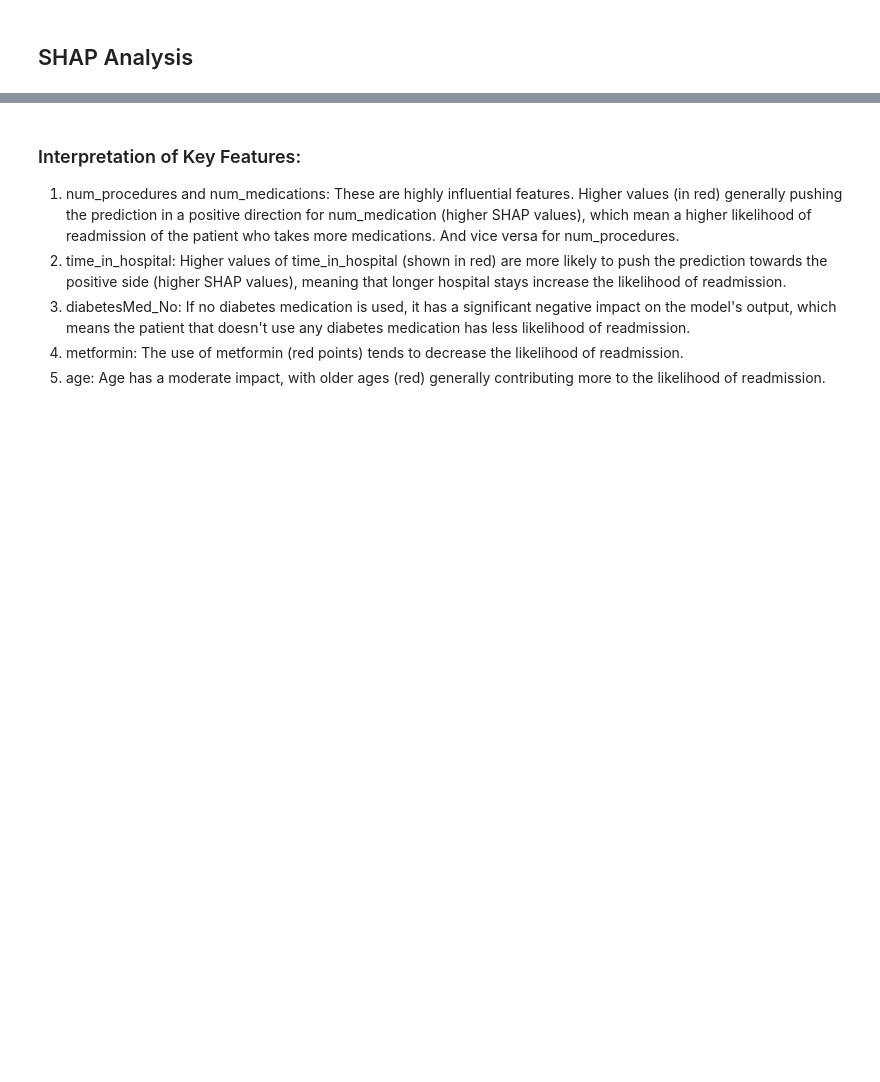
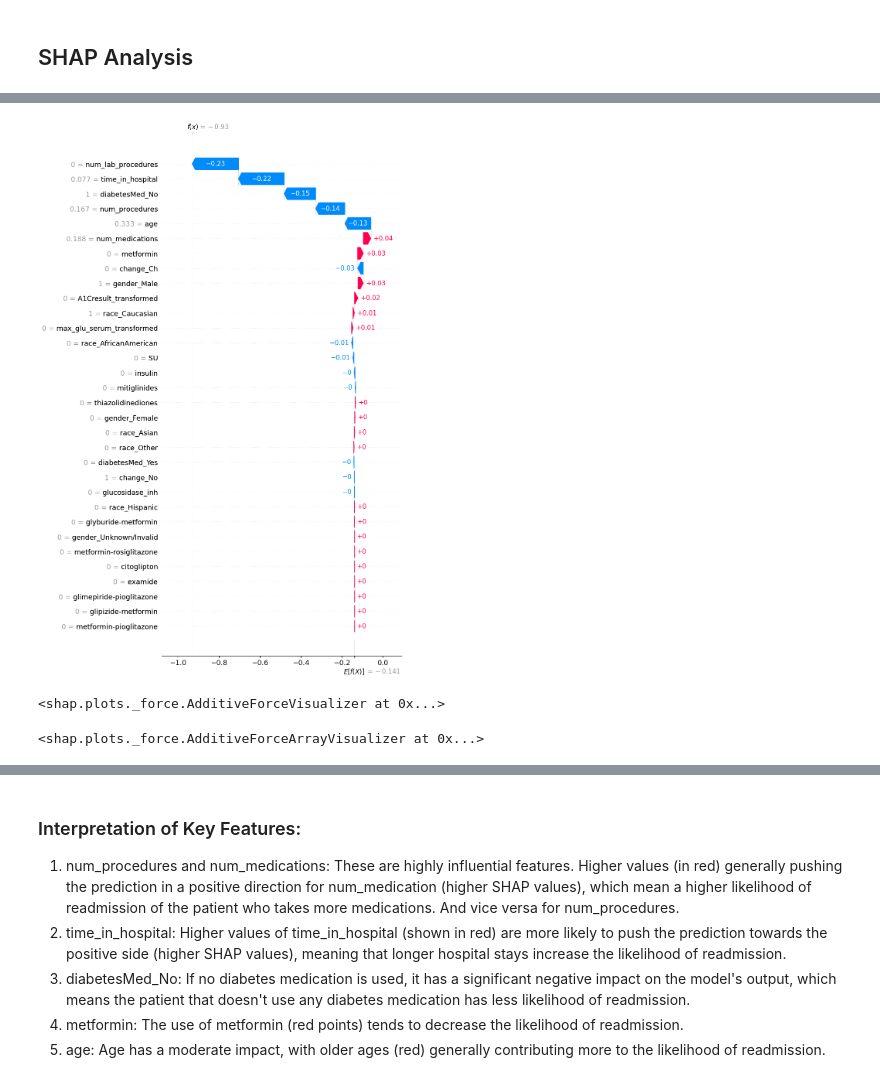
Before and after one commit to ozoamo/GlucoGuard_Analytics, a Jupyter notebook: jupyter-notebooks/Predictive_analysis.ipynb, the cells around one changed output, grey strips where cells are left out. Cells and saved outputs as stored; diff of their text form; code cells hidden in the pictures; blank space fills up the shorter version.

Commit message:
edited SHAP in the notebook
prescriptive tab in the dashboard is still not functional. I'm working on it

```diff
--- a/jupyter-notebooks/Predictive_analysis.ipynb
+++ b/jupyter-notebooks/Predictive_analysis.ipynb
@@ -525,13 +530,13 @@ med_df['SU'] = med_df[['chlorpropamide', 'glimepiride', 'acetohexamide',
                        'glipizide', 'glyburide', 'tolbutamide', 'tolazamide']].max(axis=1)
 
 med_df['mitiglinides'] = med_df[['repaglinide', 'nateglinide']].max(axis=1)
-med_df['thiazolidinediones'] = med_df[['pioglitazone', 'rosiglitazone']].max(axis=1)
+med_df['thiazolidinediones'] = med_df[['troglitazone','pioglitazone', 'rosiglitazone']].max(axis=1)
 med_df['glucosidase_inh'] = med_df[['acarbose', 'miglitol']].max(axis=1)
 
 # Dropping original medication columns
 med_df.drop(axis=1, columns=['chlorpropamide', 'glimepiride', 'acetohexamide',
                               'glipizide', 'glyburide', 'tolbutamide', 'tolazamide',
-                              'repaglinide', 'nateglinide', 'pioglitazone',
+                              'repaglinide', 'nateglinide', 'pioglitazone', 'troglitazone',
                               'rosiglitazone', 'acarbose', 'miglitol'], inplace=True)
 
 # Selecting numerical features
@@ -641,0 +626,5 @@ shap.summary_plot(shap_values, X_test, feature_names=feature_names)
+# %%
+X_test_df = pd.DataFrame(X_test)
+feature_names = X_all.columns
+X_test_df.columns = feature_names
+X_test_df
@@ -641,0 +645,26 @@ shap.summary_plot(shap_values, X_test, feature_names=feature_names)
+# %%
+import shap
+
+
+# Use shap.Explainer for tree-based models
+explainer = shap.Explainer(HGB)
+
+# Calculate SHAP values for the test set
+shap_values = explainer(X_test_df)
+
+
+# Plot SHAP summary plot for feature importance with descriptive feature names
+shap.plots.waterfall(shap_values[0], max_display=33)
+# %% [output]
+[figure, added]
+# %%
+# visualize the first prediction's explanation with a force plot
+shap.plots.force(shap_values[0])
+# %% [output]
+<shap.plots._force.AdditiveForceVisualizer at 0x...>
+# %%
+# visualize the first 500 predictions
+# stacking force plots
+shap.plots.force(shap_values[:500])
+# %% [output]
+<shap.plots._force.AdditiveForceArrayVisualizer at 0x...>
```
Also changed, not shown: parts of 11 cells of this notebook, 2 other files.
